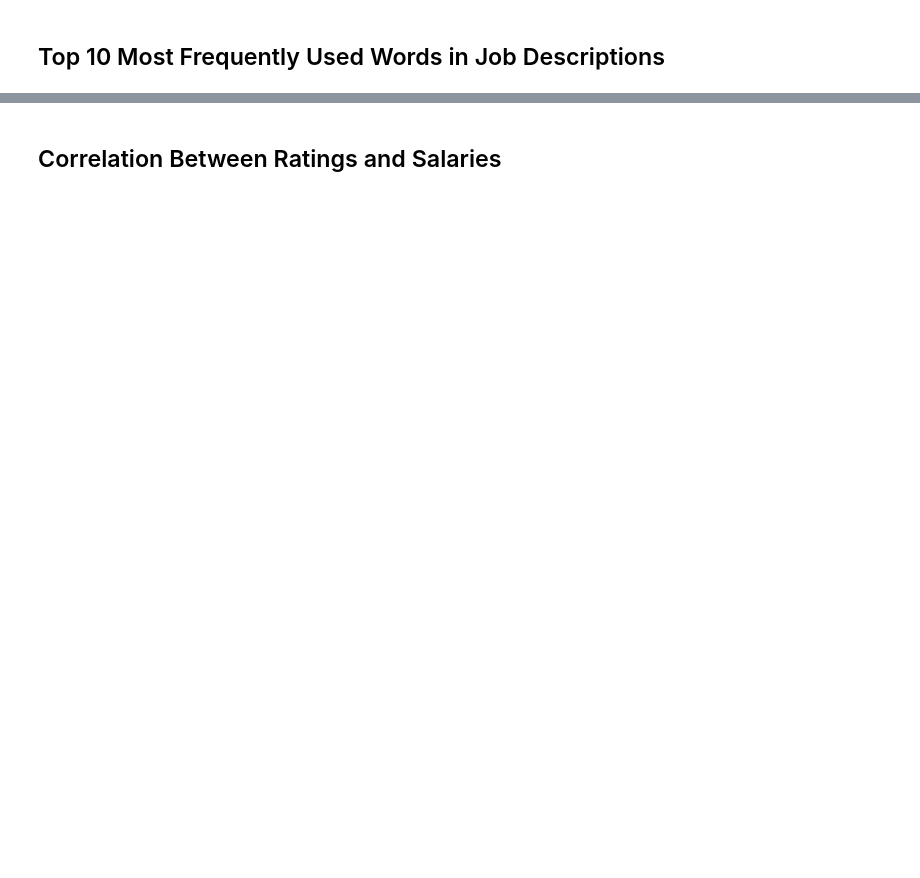
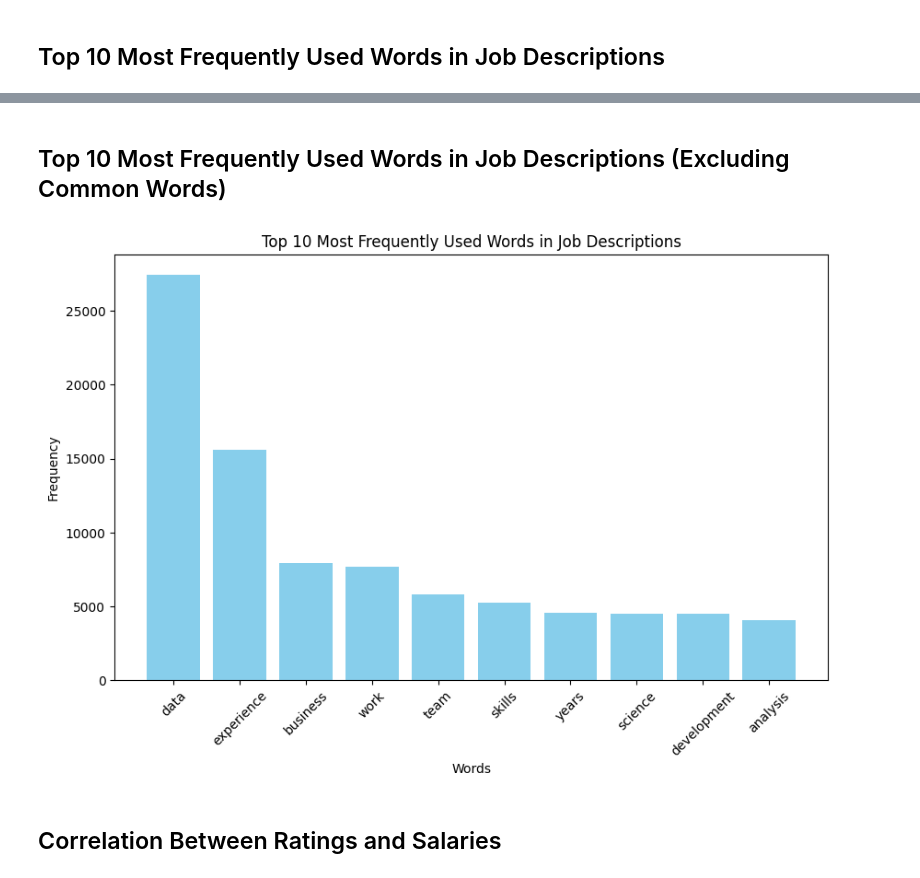
Before and after one commit to kris71028/mentorship-symphony-2024, a Jupyter notebook: notebooks/02_visualization_drop_na.ipynb, the cells around one changed output, grey strips where cells are left out. Cells and saved outputs as stored; diff of their text form; code cells hidden in the pictures; blank space fills up the shorter version.

Commit message:
Added visualization graph of 10 most frequently used words in job descriptions, excluding connecting words

```diff
--- a/notebooks/02_visualization_drop_na.ipynb
+++ b/notebooks/02_visualization_drop_na.ipynb
@@ -75,3 +75,42 @@ plt.show()
+# %% [markdown]
+## Top 10 Most Frequently Used Words in Job Descriptions (Excluding Common Words)
+# %%
+from collections import Counter
+import re
+import matplotlib.pyplot as plt
+
+# Define the stop words to exclude
+stop_words = set(['and', 'the', 'to', 'in', 'a', 'with', 'an', 'for', 'of', 'on', 'at', 'by', 'from', 'about', 'as', 'into', 'like', 'through', 'after', 'over', 'between', 'out', 'against', 'during', 'without', 'before', 'under','other','this', 'around','are','be','that','or', 'is','you','we','will','our', 'among'])
+
+# Combining all job description words into a single string, separated by space
+all_descriptions = ' '.join(df['Job Description']).lower()
+
+# Remove non-alphabetic characters
+all_descriptions = re.sub(r'[^a-z\s]', '', all_descriptions)
+
+# Split into individual words
+words = all_descriptions.split()
+
+# Remove stop words
+words = [word for word in words if word not in stop_words]
+
+# Count words
+word_counts = Counter(words)
+common_words = word_counts.most_common(10)
+
+# Separate words and counts into two separate tuples
+words, counts = zip(*common_words)
+
+# Plot the most frequent words
+plt.figure(figsize=(10, 6))
+plt.bar(words, counts, color='skyblue')
+plt.xlabel('Words')
+plt.ylabel('Frequency')
+plt.title('Top 10 Most Frequently Used Words in Job Descriptions')
+plt.xticks(rotation=45)
+plt.show()
+# %% [output]
+[figure, added]
 # %% [markdown]
 ## Correlation Between Ratings and Salaries
 # %%
```
Also changed, not shown: parts of 6 cells of this notebook, 3 other files.
